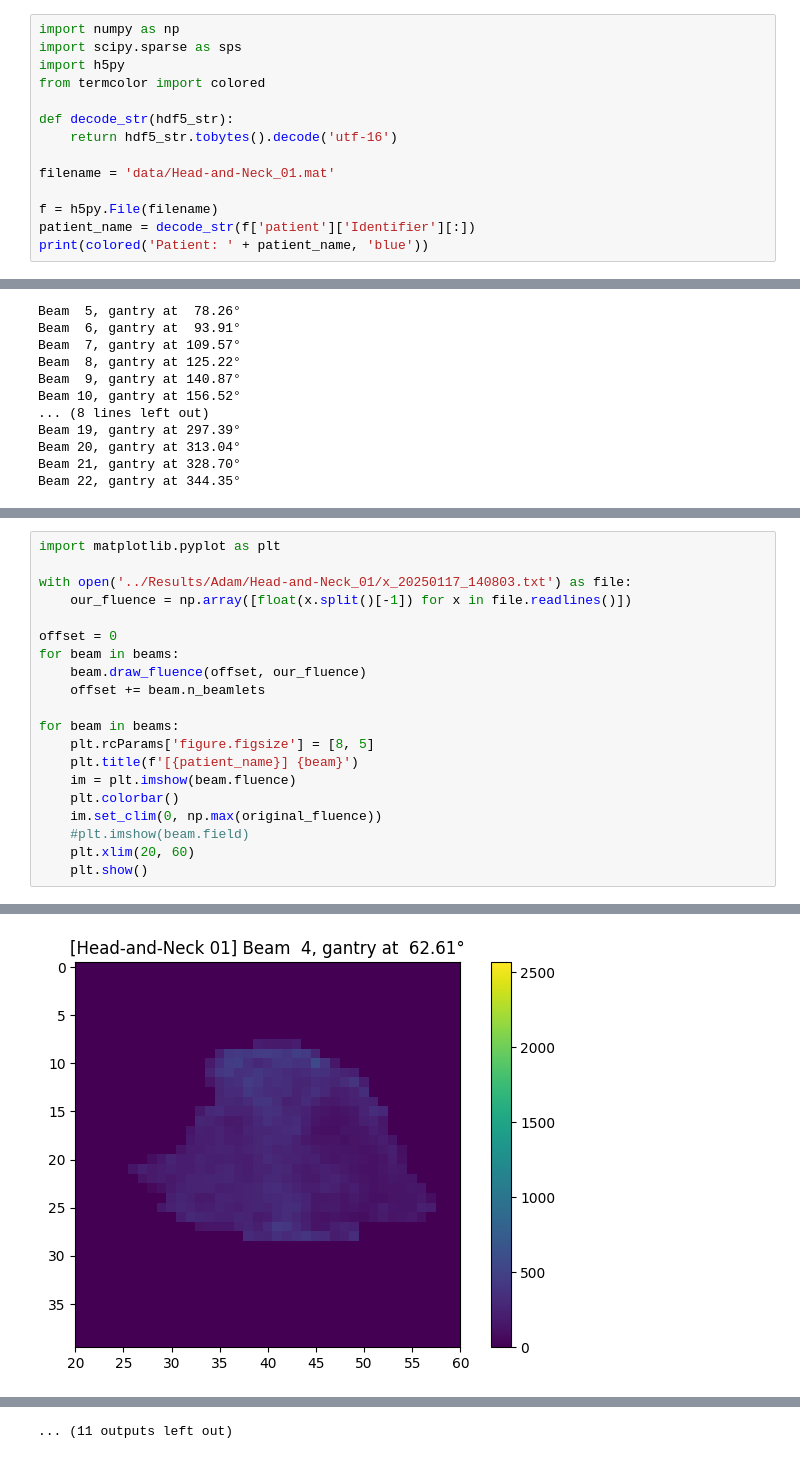
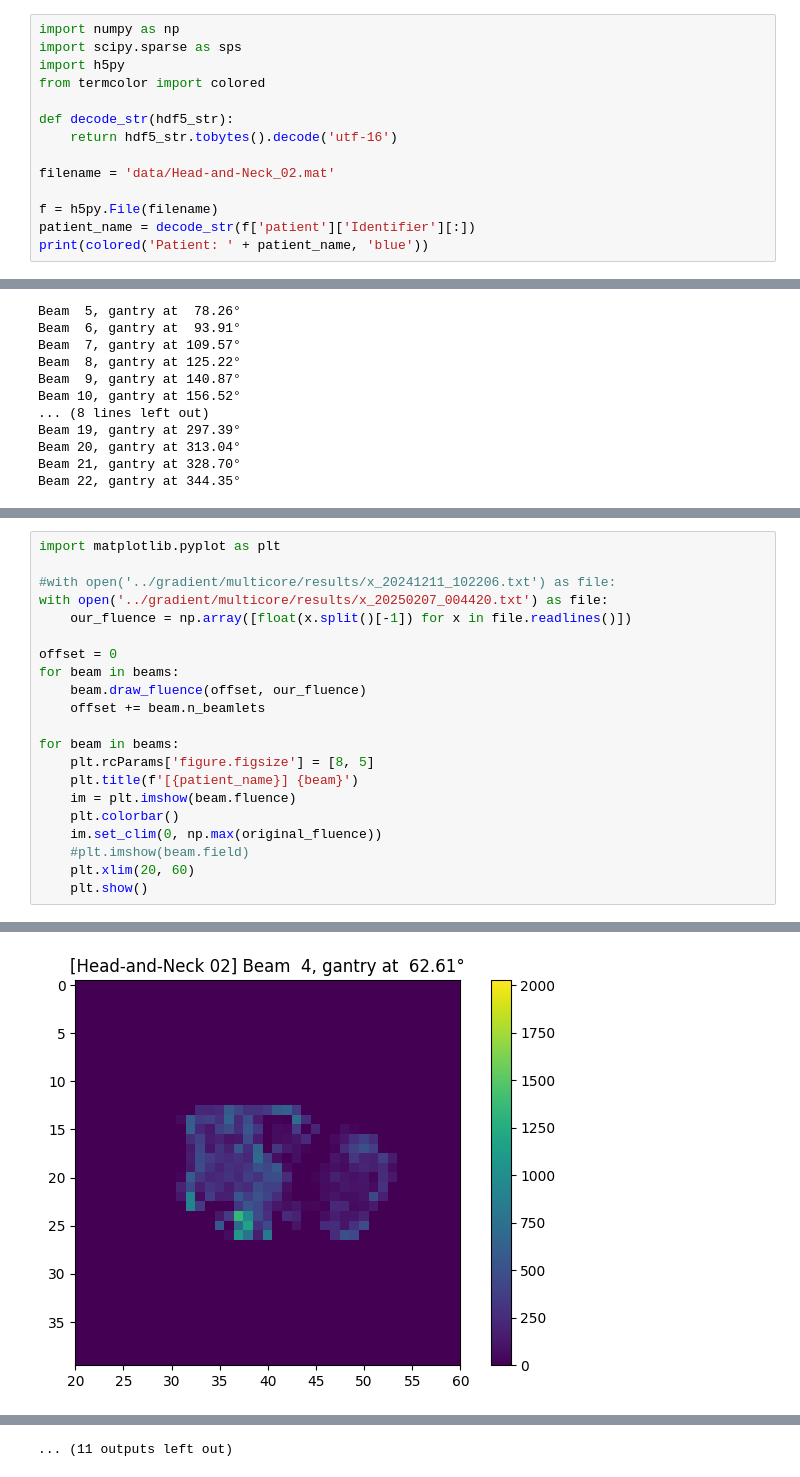
Before and after one commit to juanjoual/RT25, a Jupyter notebook: TROTS/Fluences.ipynb, the cells around one changed output, grey strips where cells are left out. Drawn from its saved outputs; the diff is of its cells as text.

Commit message:
FFW a HEAD

```diff
--- a/TROTS/Fluences.ipynb
+++ b/TROTS/Fluences.ipynb
@@ -7,7 +7,7 @@ from termcolor import colored
 def decode_str(hdf5_str):
     return hdf5_str.tobytes().decode('utf-16')
 
-filename = 'data/Head-and-Neck_01.mat'
+filename = 'data/Head-and-Neck_02.mat'
 
 f = h5py.File(filename)
 patient_name = decode_str(f['patient']['Identifier'][:])
@@ -96,7 +96,8 @@ for beam in beams:
 # %%
 import matplotlib.pyplot as plt
 
-with open('../Results/Adam/Head-and-Neck_01/x_20250117_140803.txt') as file:
+#with open('../gradient/multicore/results/x_20241211_102206.txt') as file:
+with open('../gradient/multicore/results/x_20250207_004420.txt') as file:
     our_fluence = np.array([float(x.split()[-1]) for x in file.readlines()])
 
 offset = 0
@@ -121 +122 @@ for beam in beams:
-[figure, old version]
+[figure, new version]
```
Also changed, not shown: parts of 4 cells of this notebook, 6 other files.
